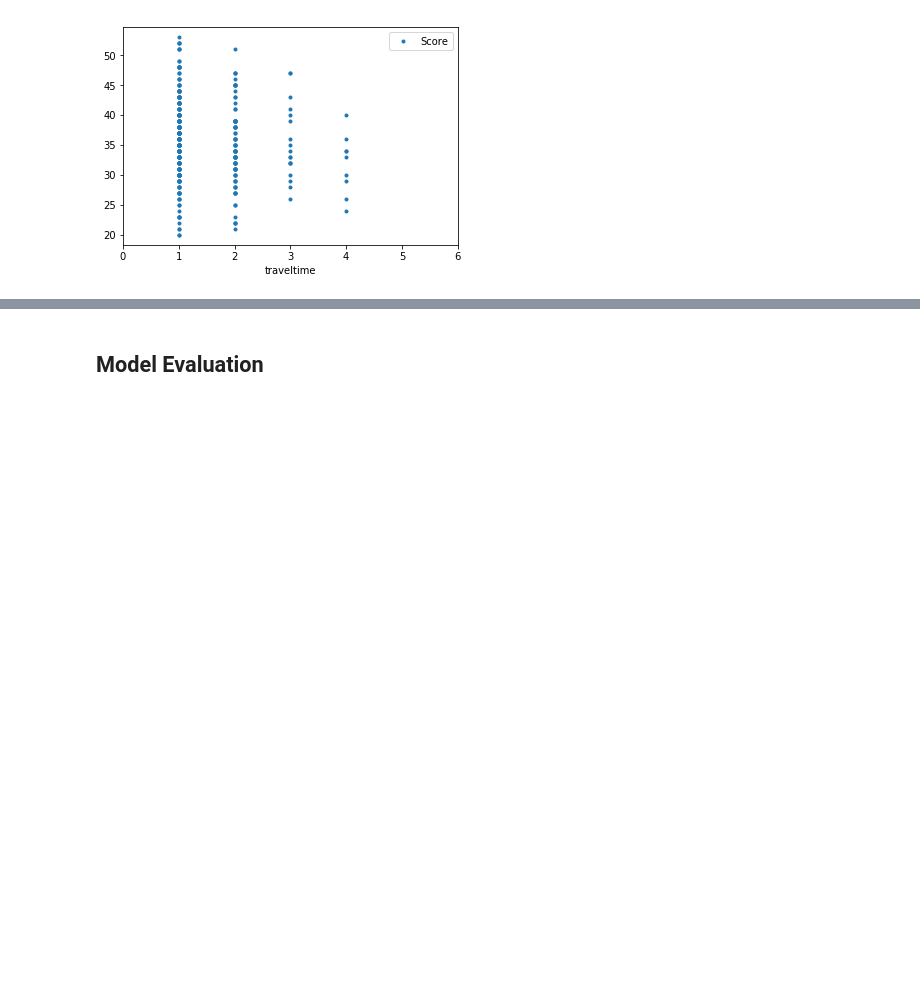
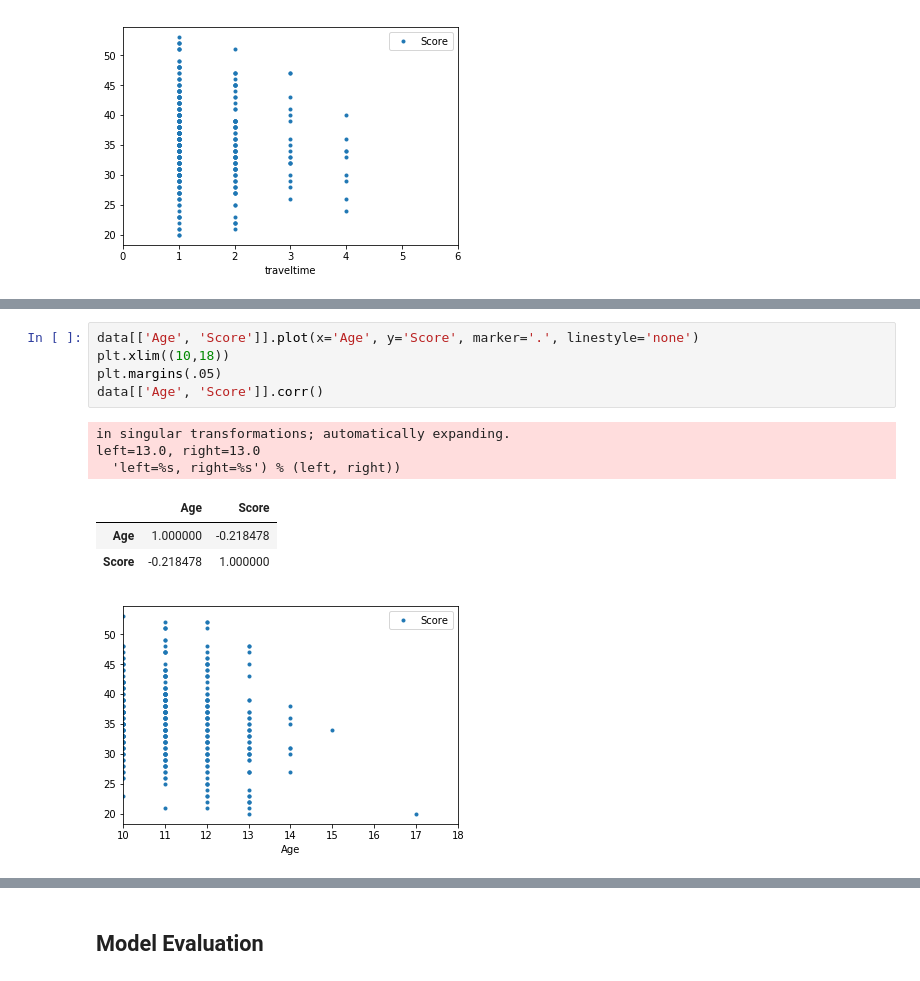
Before and after one commit to Mogbo/Student-score-prediction, a Jupyter notebook: Competition.ipynb, the cells around one changed output, grey strips where cells are left out. Cells and saved outputs as stored; diff of their text form; blank space fills up the shorter version.

```diff
--- a/Competition.ipynb
+++ b/Competition.ipynb
@@ -243,0 +265,13 @@ left=2.0, right=2.0
+# %%
+data[['Age', 'Score']].plot(x='Age', y='Score', marker='.', linestyle='none')
+plt.xlim((10,18))
+plt.margins(.05)
+data[['Age', 'Score']].corr()
+# %% [output]
+in singular transformations; automatically expanding.
+left=13.0, right=13.0
+  'left=%s, right=%s') % (left, right))
+|  | Age | Score |
+| Age | 1.000000 | -0.218478 |
+| Score | -0.218478 | 1.000000 |
+[figure, added]
```
Also changed, not shown: parts of 8 cells of this notebook.
